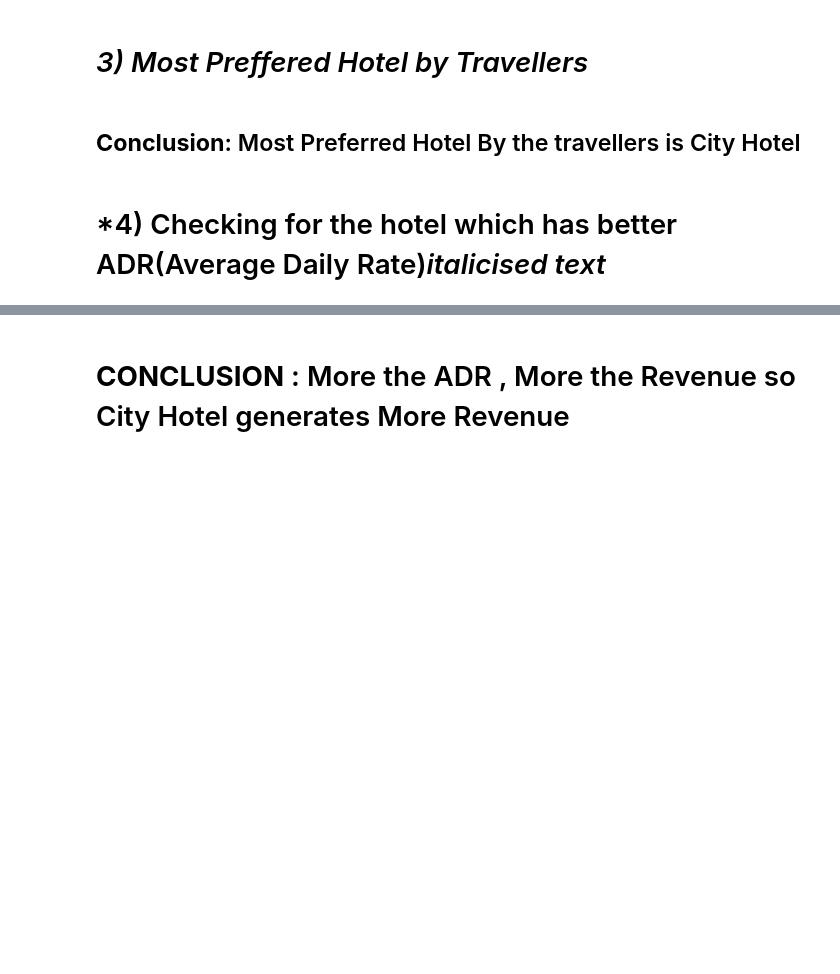
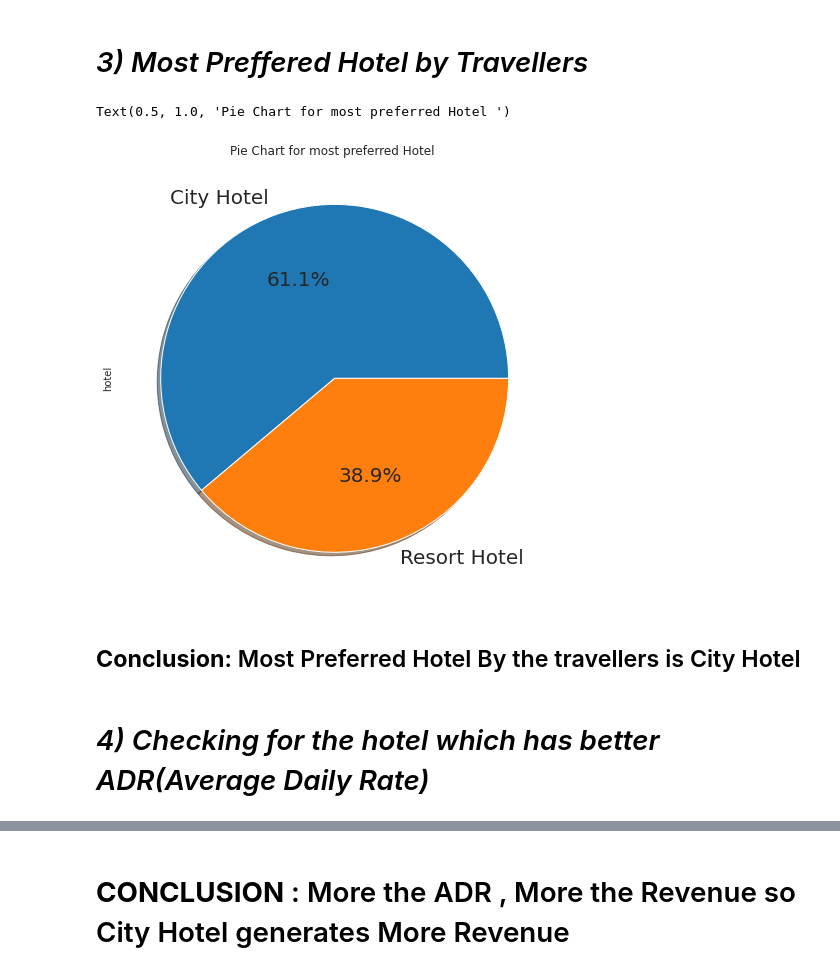
Before and after one commit to Anas182000/HOTEL-BOOKING-ANALYSIS, a Jupyter notebook: ON_MY_OWN_HOTEL_BOOKING_ANALYSIS.ipynb, the cells around one changed output, grey strips where cells are left out. Saved outputs shown, nothing was run; the diff lists cells and outputs as text; code cells hidden in the pictures; blank space fills up the shorter version.

```diff
--- a/ON_MY_OWN_HOTEL_BOOKING_ANALYSIS.ipynb
+++ b/ON_MY_OWN_HOTEL_BOOKING_ANALYSIS.ipynb
@@ -163,11 +287,14 @@ df["hotel"].value_counts()
 # %% [markdown]
 # *3) Most Preffered Hotel by Travellers*
 # %%
-df['hotel'].value_counts().plot.pie(explode=[0.05,0.05],autopct='%1.1f%%', shadow=True, figsize=(10,8),fontsize=20)
+df_copy['hotel'].value_counts().plot(kind="pie",subplots=True,autopct='%1.1f%%', shadow=True, figsize=(10,8),fontsize=20)
 plt.title("Pie Chart for most preferred Hotel ")
+# %% [output]
+Text(0.5, 1.0, 'Pie Chart for most preferred Hotel ')
+[figure, added]
 # %% [markdown]
 ## **Conclusion**: Most Preferred Hotel By the travellers is City Hotel
 # %% [markdown]
-# *4) Checking for the hotel which has better ADR(Average Daily Rate)*italicised text*
+# *4) Checking for the hotel which has better ADR(Average Daily Rate)*
 # %%
 #Grouping The Hotel ADR
```
Also changed, not shown: parts of 49 cells of this notebook.
